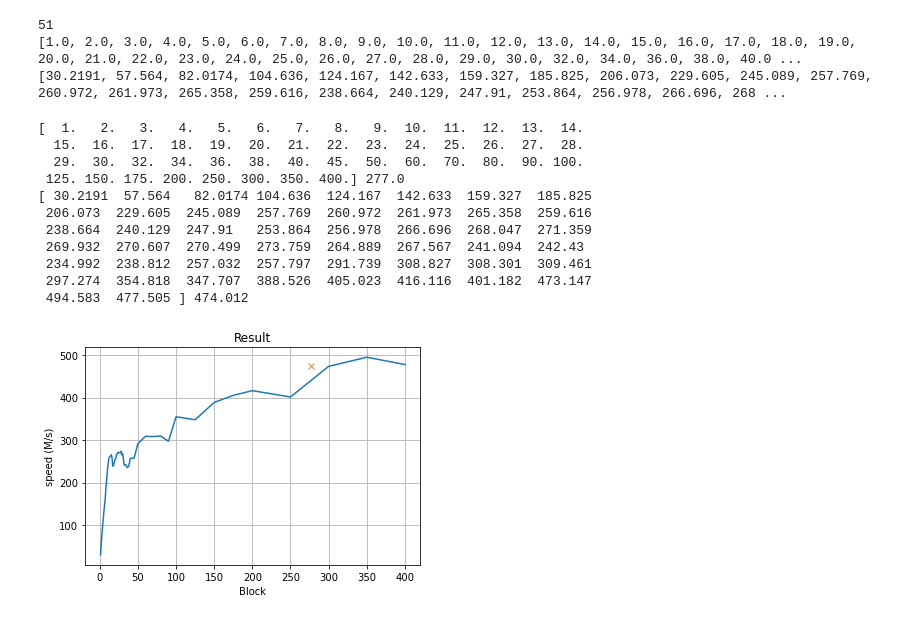
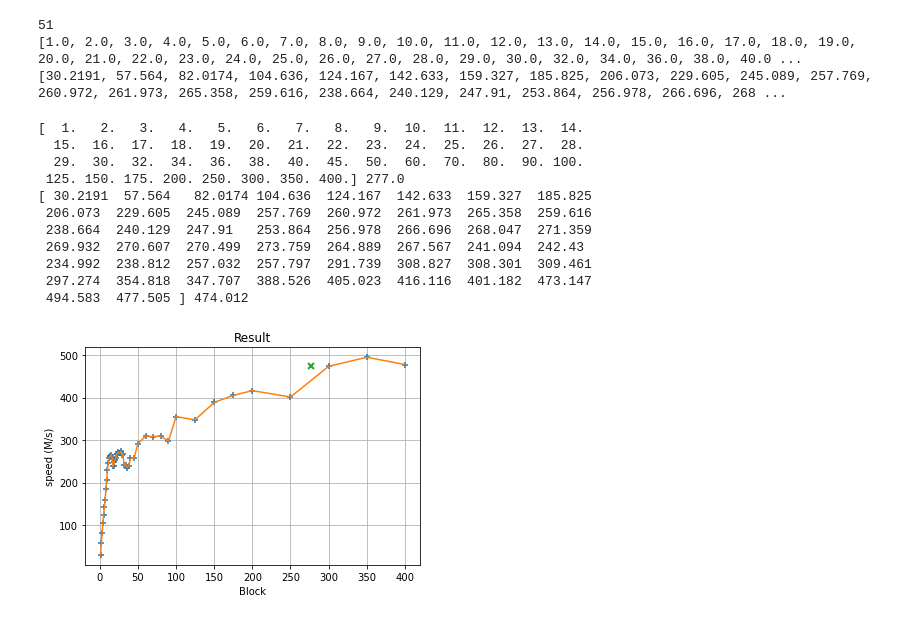
Before and after one commit to DPHPC-BVH/BVH-Construction, a Jupyter notebook: plot.ipynb, the cells around one changed output. Drawn from its saved outputs; the diff is of its cells as text; code cells hidden in the pictures.

```diff
--- a/plot.ipynb
+++ b/plot.ipynb
@@ -35,30 +35,31 @@ print(y)
 # %%
 import matplotlib.pyplot as plt
 import numpy as np
 x0 = np.array(x[-1])
 y0 = np.array(y[-1])
 x = np.array(x[:-1])
 y = np.array(y[:-1])
 print(x, x0)
 print(y, y0)
 fig, ax = plt.subplots()
 #ax.plot(x, y, "red") draw more data with different color and style eg."--"
+ax.plot(x, y, "+", mew=1.5, ms=6)
 ax.plot(x, y)
 ax.set(xlabel='Block', ylabel='speed (M/s)',
        title='Result')
-ax.plot(x0, y0, "x")
+ax.plot(x0, y0, "x", mew=2)
 ax.grid()
 plt.show()
 # %% [output]
 [  1.   2.   3.   4.   5.   6.   7.   8.   9.  10.  11.  12.  13.  14.
   15.  16.  17.  18.  19.  20.  21.  22.  23.  24.  25.  26.  27.  28.
   29.  30.  32.  34.  36.  38.  40.  45.  50.  60.  70.  80.  90. 100.
  125. 150. 175. 200. 250. 300. 350. 400.] 277.0
 [ 30.2191  57.564   82.0174 104.636  124.167  142.633  159.327  185.825
  206.073  229.605  245.089  257.769  260.972  261.973  265.358  259.616
  238.664  240.129  247.91   253.864  256.978  266.696  268.047  271.359
  269.932  270.607  270.499  273.759  264.889  267.567  241.094  242.43
  234.992  238.812  257.032  257.797  291.739  308.827  308.301  309.461
  297.274  354.818  347.707  388.526  405.023  416.116  401.182  473.147
  494.583  477.505 ] 474.012
-[figure, old version]
+[figure, new version]
```
Also changed, not shown: 4 other files.
